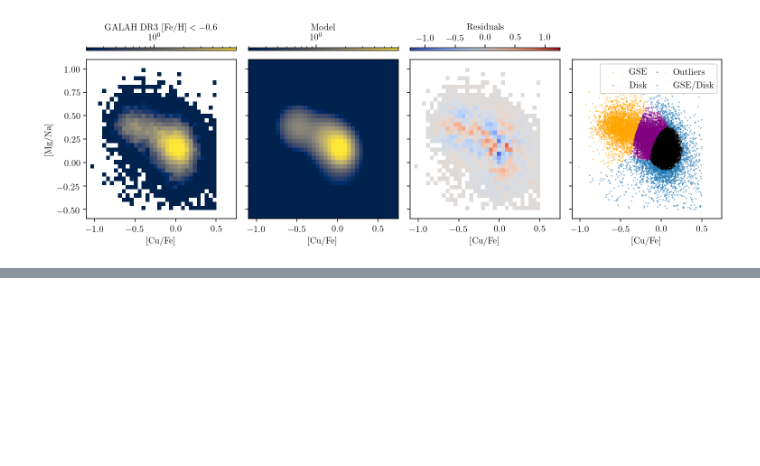
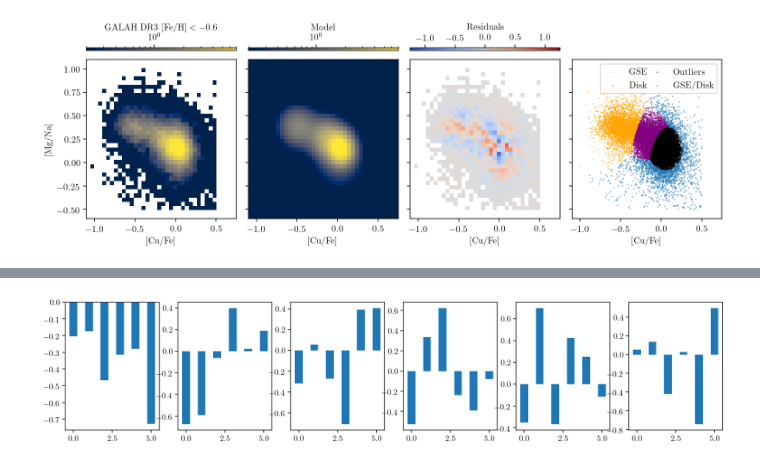
Before and after one commit to svenbuder/Accreted-stars-in-GALAH-DR3, a Jupyter notebook: figures/gaussian_mixture_models.ipynb, the cells around one changed output, grey strips where cells are left out. Saved outputs shown, nothing was run; the diff lists cells and outputs as text; code cells hidden in the pictures; blank space fills up the shorter version.

```diff
--- a/figures/gaussian_mixture_models.ipynb
+++ b/figures/gaussian_mixture_models.ipynb
@@ -3471,0 +3868,7 @@ plt.savefig('cufe_mgna_gmm.png',bbox_inches='tight',dpi=200)
+# %%
+f, gs = plt.subplots(1,6,figsize=(15,3))
+for each in range(6):
+    ax=gs[each]
+    ax.bar([0,1,2,3,4,5],pca6.components_[each],width=0.5)
+# %% [output]
+[figure, added]
```
Also changed, not shown: parts of 9 cells of this notebook, 30 other files.
